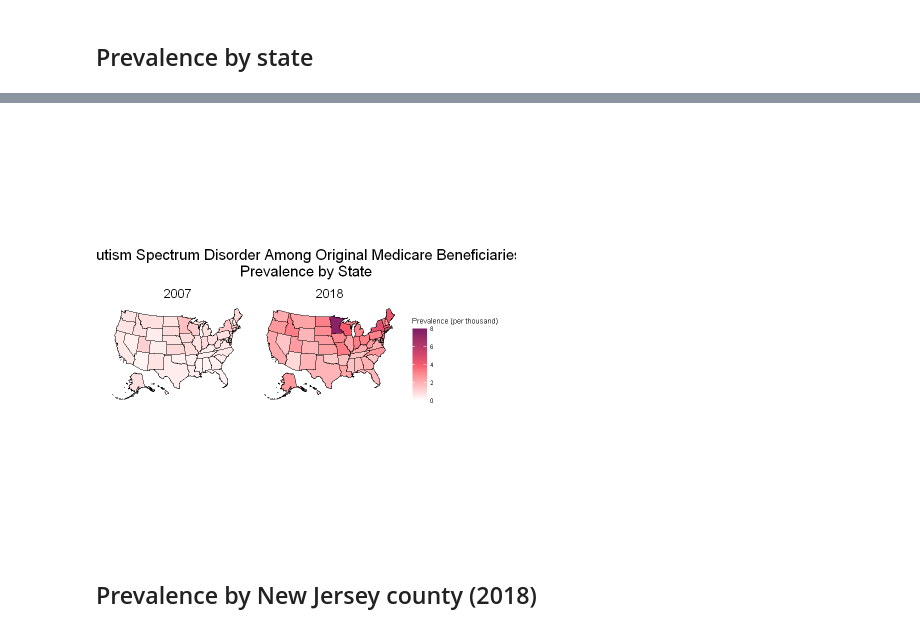
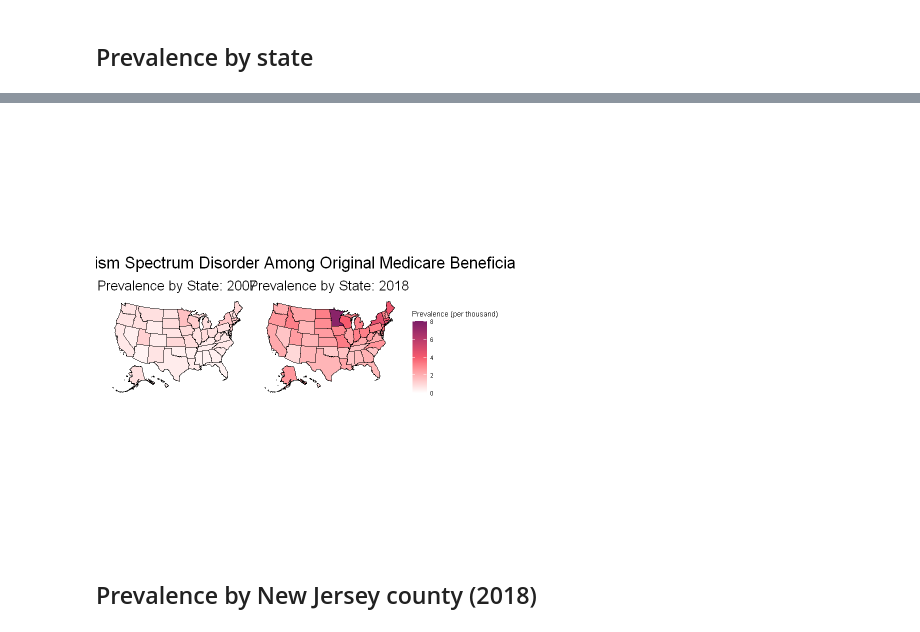
Before and after one commit to ethyoo/NJLEND, a Jupyter notebook: Mapping.ipynb, the cells around one changed output, grey strips where cells are left out. Drawn from its saved outputs; the diff is of its cells as text; code cells hidden in the pictures.

```diff
--- a/Mapping.ipynb
+++ b/Mapping.ipynb
@@ -167,7 +167,7 @@ summary(other)
 
 # Create and preview a map for 2007
 map2007 <- plot_usmap(data = filtered2007, values = "Prevalence") +
-    ggtitle("2007") +
+    ggtitle("Prevalence by State: 2007") +
     scale_fill_gradientn(limits = c(0, 8), colors = c("white", "#F65A6D", "#7D1D67"), name = "Prevalence (per thousand)") +
     theme(legend.position = "none", plot.title = element_text(hjust = 0.5, size=rel(1.5)))
 
@@ -187,7 +187,7 @@ summary(fourPercent)
 
 # Create and preview a map for 2018
 map2018 <- plot_usmap(data = filtered2018, values = "Prevalence") +
-    ggtitle("2018") +
+    ggtitle("Prevalence by State: 2018") +
     scale_fill_gradientn(limits = c(0, 8), colors = c("white", "#F65A6D", "#7D1D67"), name = "Prevalence (per thousand)") +
     theme(legend.position = "right", plot.title = element_text(hjust = 0.5, size=rel(1.5)))
 
@@ -226,10 +226,12 @@ map2018
 # %%
 # Combine the two maps and add an overall title
 library(patchwork)
-combined <- map2007 + map2018 + plot_annotation(title = "Autism Spectrum Disorder Among Original Medicare Beneficiaries:\nPrevalence by State") & theme(plot.title = element_text(hjust = 0.5, size = rel(1.65)))
+combined <- map2007 + map2018 + plot_annotation(title = "Autism Spectrum Disorder Among Original Medicare Beneficiaries") & theme(plot.title = element_text(hjust = 0.5, size = rel(1.8)))
 combined
+
+# ggsave("Autism prevalence among Original Medicare beneficiaries by state (2007 and 2018).png", width = 13, height = 5, units = "in", dpi = 300)
 # %% [output]
-[figure, old version]
+[figure, new version]
 # %% [markdown]
 ## Prevalence by New Jersey county (2018)
 # %%
```
Also changed, not shown: parts of 3 cells of this notebook, 1 other file.
